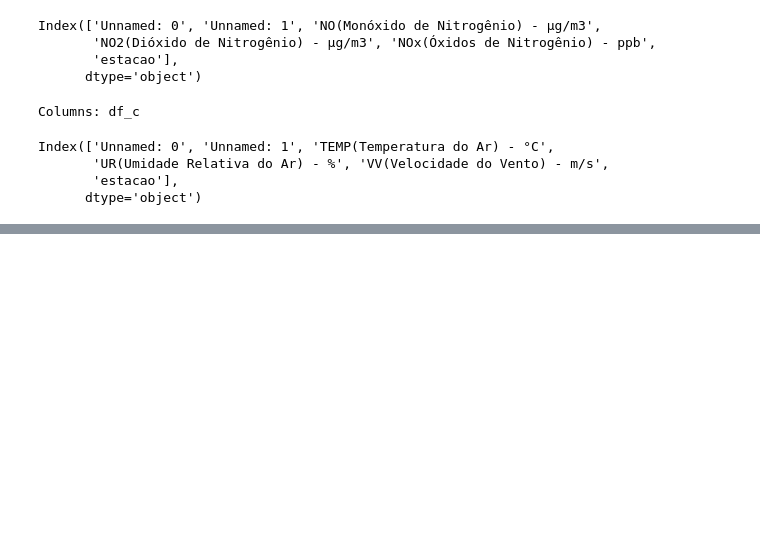
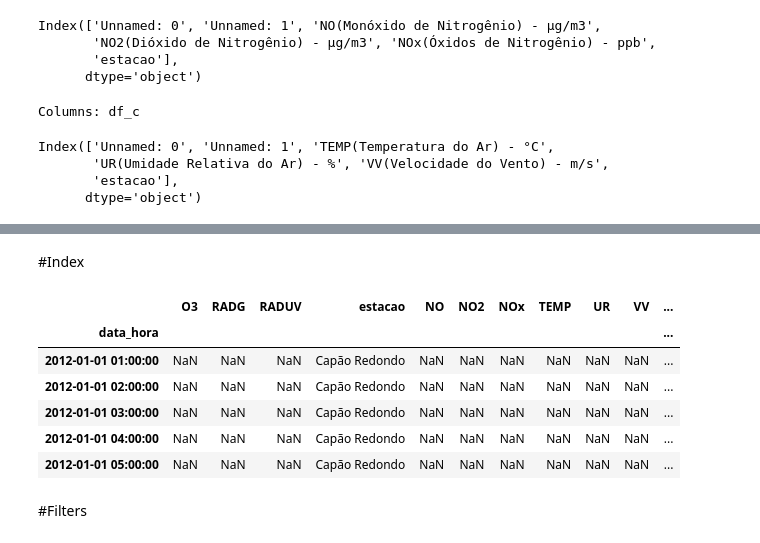
Before and after one commit to antoniogss/air_quality, a Jupyter notebook: db_preparation.ipynb, the cells around one changed output, grey strips where cells are left out. Saved outputs shown, nothing was run; the diff lists cells and outputs as text; code cells hidden in the pictures; blank space fills up the shorter version.

```diff
--- a/db_preparation.ipynb
+++ b/db_preparation.ipynb
@@ -239,0 +309,3 @@ df.head()
+# %%
+df['data_hora'] = df['data'] + ' ' + df['hora']
+df.head()
@@ -239,0 +319,9 @@ df.head()
+# %%
+df = df.drop(
+              [
+                'data',
+                'hora'
+              ],
+              axis = 1
+)
+df.head()
@@ -239,0 +335,3 @@ df.head()
+# %%
+df['data_hora'] = pd.to_datetime(df['data_hora'], format = '%d/%m/%Y %H:%M')
+df.head()
@@ -239,0 +362,14 @@ df.head()
+# %%
+dias_ptbr = {
+              'Sunday':'Domingo',
+              'Monday':'Segunda-feira',
+              'Tuesday':'Terça-feira',
+              'Wednesday':'Quarta-feira',
+              'Thursday':'Quinta-feira',
+              'Friday':'Sexta-feira',
+              'Saturday':'Sábado'
+}
+
+df['dia_da_semana'] = df['data_hora'].dt.day_name().replace(dias_ptbr)
+
+df.head()
@@ -239,0 +383,14 @@ df.head()
+# %% [markdown]
+#Index
+# %%
+#date as index
+df.set_index('data_hora', inplace = True)
+df.head()
+# %% [output]
+|  | O3 | RADG | RADUV | estacao | NO | NO2 | NOx | TEMP | UR | VV | ... |
+| data_hora |  |  |  |  |  |  |  |  |  |  | ... |
+| 2012-01-01 01:00:00 | NaN | NaN | NaN | Capão Redondo | NaN | NaN | NaN | NaN | NaN | NaN | ... |
+| 2012-01-01 02:00:00 | NaN | NaN | NaN | Capão Redondo | NaN | NaN | NaN | NaN | NaN | NaN | ... |
+| 2012-01-01 03:00:00 | NaN | NaN | NaN | Capão Redondo | NaN | NaN | NaN | NaN | NaN | NaN | ... |
+| 2012-01-01 04:00:00 | NaN | NaN | NaN | Capão Redondo | NaN | NaN | NaN | NaN | NaN | NaN | ... |
+| 2012-01-01 05:00:00 | NaN | NaN | NaN | Capão Redondo | NaN | NaN | NaN | NaN | NaN | NaN | ... |
@@ -239,0 +399,2 @@ df.head()
+# %% [markdown]
+#Filters
```
Also changed, not shown: parts of 40 cells of this notebook.
